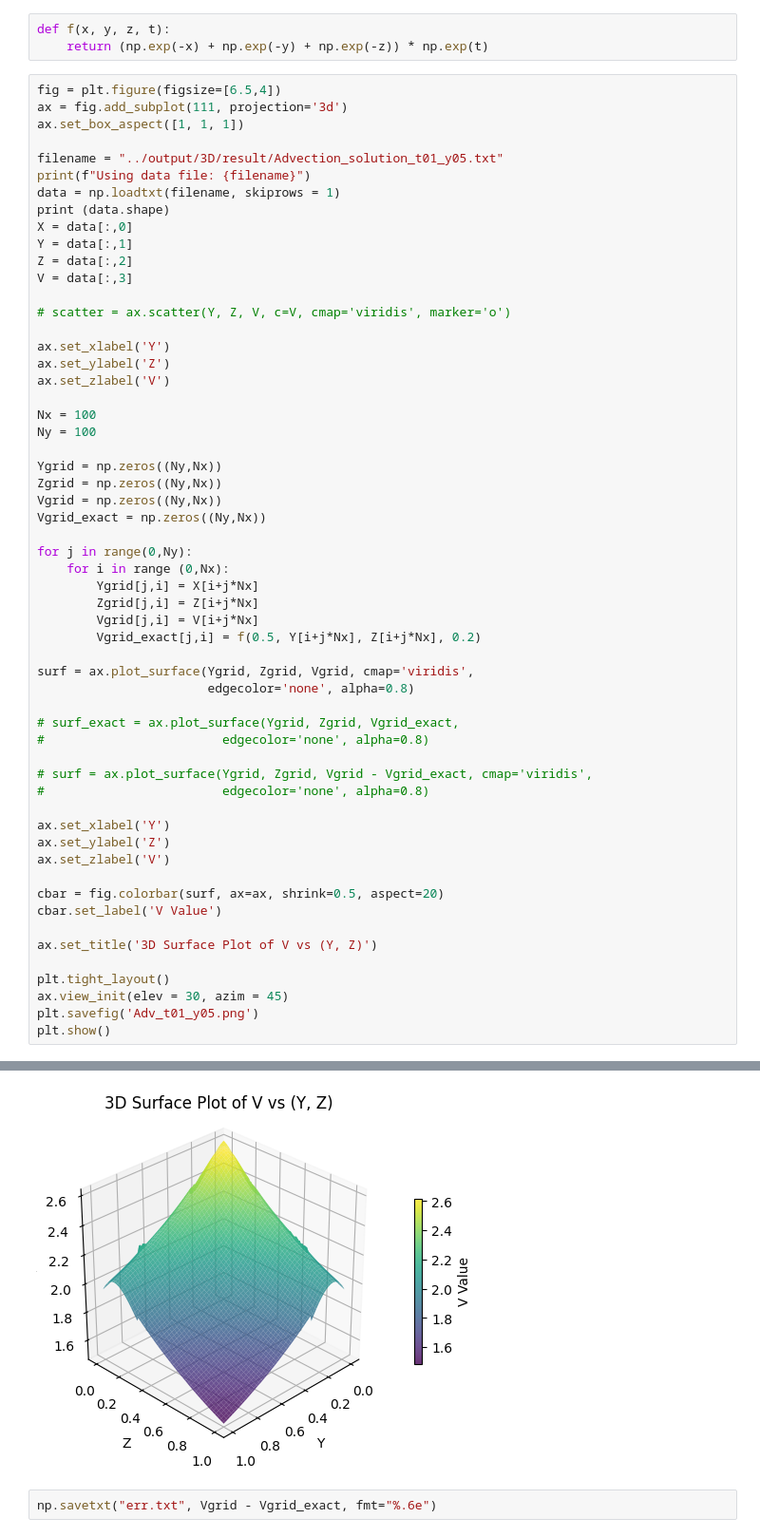
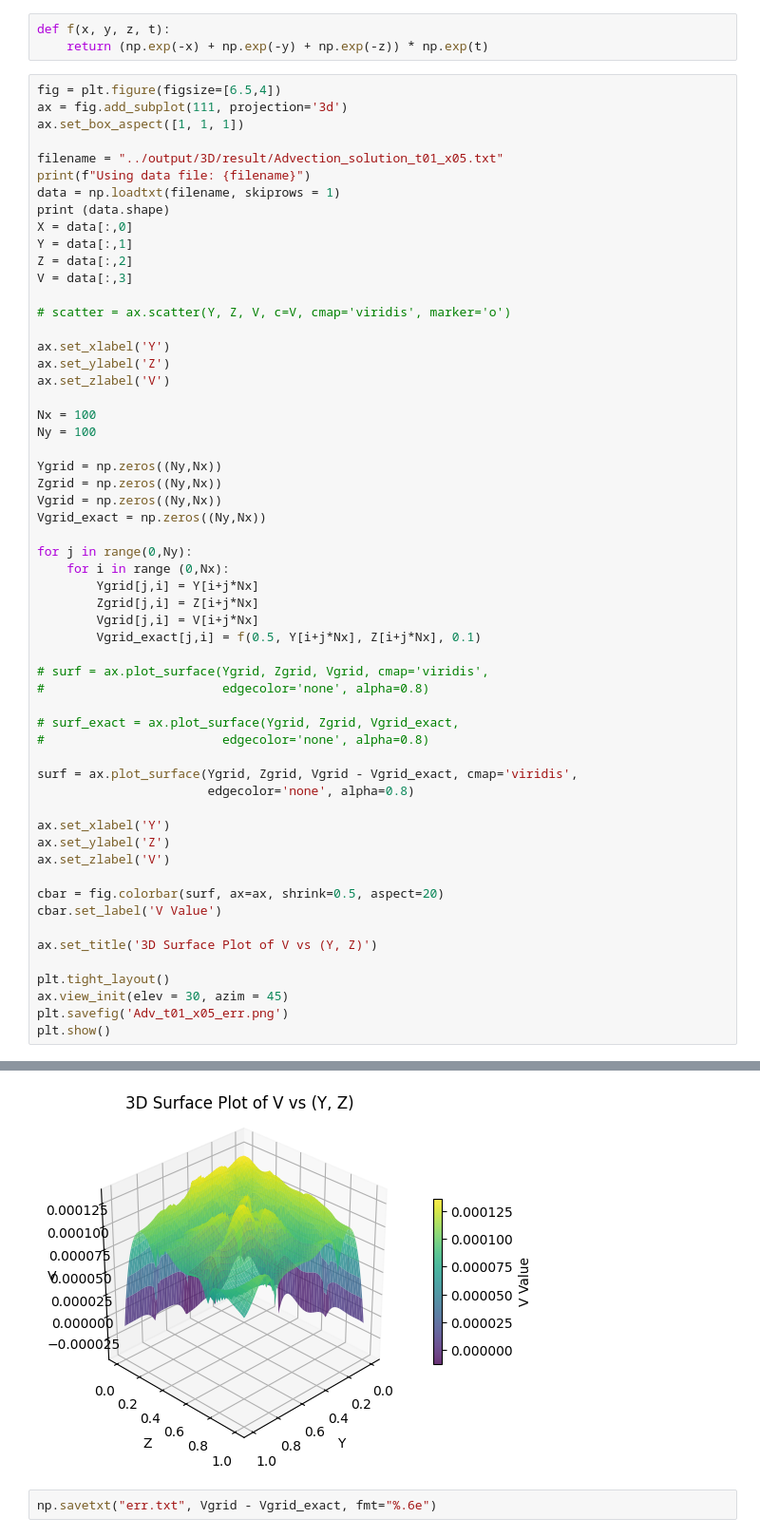
Before and after one commit to dingtao-shen/DG-Solver-for-3D-Advection-Diffusion-Equation, a Jupyter notebook: output/plot.ipynb, the cells around one changed output, grey strips where cells are left out. Shown: that part at 95% size. Drawn from its saved outputs; the diff is of its cells as text.

```diff
--- a/output/plot.ipynb
+++ b/output/plot.ipynb
@@ -10,7 +10,7 @@ fig = plt.figure(figsize=[6.5,4])
 ax = fig.add_subplot(111, projection='3d')
 ax.set_box_aspect([1, 1, 1])
 
-filename = "../output/3D/result/Advection_solution_t01_y05.txt"
+filename = "../output/3D/result/Advection_solution_t01_x05.txt"
 print(f"Using data file: {filename}")
 data = np.loadtxt(filename, skiprows = 1)
 print (data.shape)
@@ -35,19 +35,19 @@ Vgrid_exact = np.zeros((Ny,Nx))
 
 for j in range(0,Ny):
 	for i in range (0,Nx):
-		Ygrid[j,i] = X[i+j*Nx]
+		Ygrid[j,i] = Y[i+j*Nx]
 		Zgrid[j,i] = Z[i+j*Nx]
 		Vgrid[j,i] = V[i+j*Nx]
-		Vgrid_exact[j,i] = f(0.5, Y[i+j*Nx], Z[i+j*Nx], 0.2)
+		Vgrid_exact[j,i] = f(0.5, Y[i+j*Nx], Z[i+j*Nx], 0.1)
 
-surf = ax.plot_surface(Ygrid, Zgrid, Vgrid, cmap='viridis',
-                       edgecolor='none', alpha=0.8)
+# surf = ax.plot_surface(Ygrid, Zgrid, Vgrid, cmap='viridis',
+#                        edgecolor='none', alpha=0.8)
 
 # surf_exact = ax.plot_surface(Ygrid, Zgrid, Vgrid_exact,
 #                        edgecolor='none', alpha=0.8)
 
-# surf = ax.plot_surface(Ygrid, Zgrid, Vgrid - Vgrid_exact, cmap='viridis',
-#                        edgecolor='none', alpha=0.8)
+surf = ax.plot_surface(Ygrid, Zgrid, Vgrid - Vgrid_exact, cmap='viridis',
+                       edgecolor='none', alpha=0.8)
 
 ax.set_xlabel('Y')
 ax.set_ylabel('Z')
@@ -60,6 +60,6 @@ ax.set_title('3D Surface Plot of V vs (Y, Z)')
 
 plt.tight_layout()
 ax.view_init(elev = 30, azim = 45)
-plt.savefig('Adv_t01_y05.png')
+plt.savefig('Adv_t01_x05_err.png')
 plt.show()
 # %% [output]
@@ -67,4 +67,4 @@ Using data file: ../output/3D/result/Advection_solution_t01_y05.txt
 (10000, 4)
-[figure, old version]
+[figure, new version]
 # %%
 np.savetxt("err.txt", Vgrid - Vgrid_exact, fmt="%.6e")
```
Also changed, not shown: parts of 1 cell of this notebook, 27 other files.
